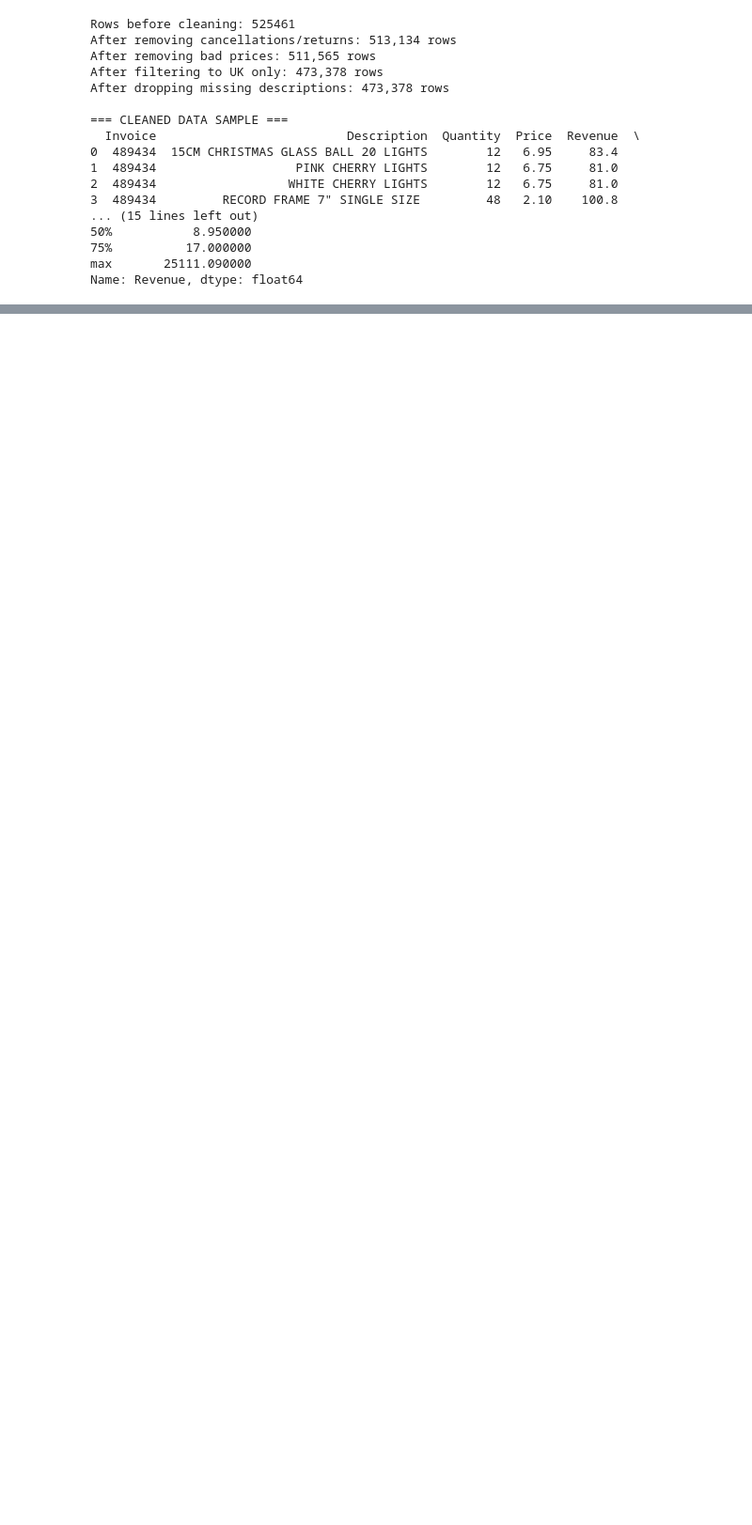
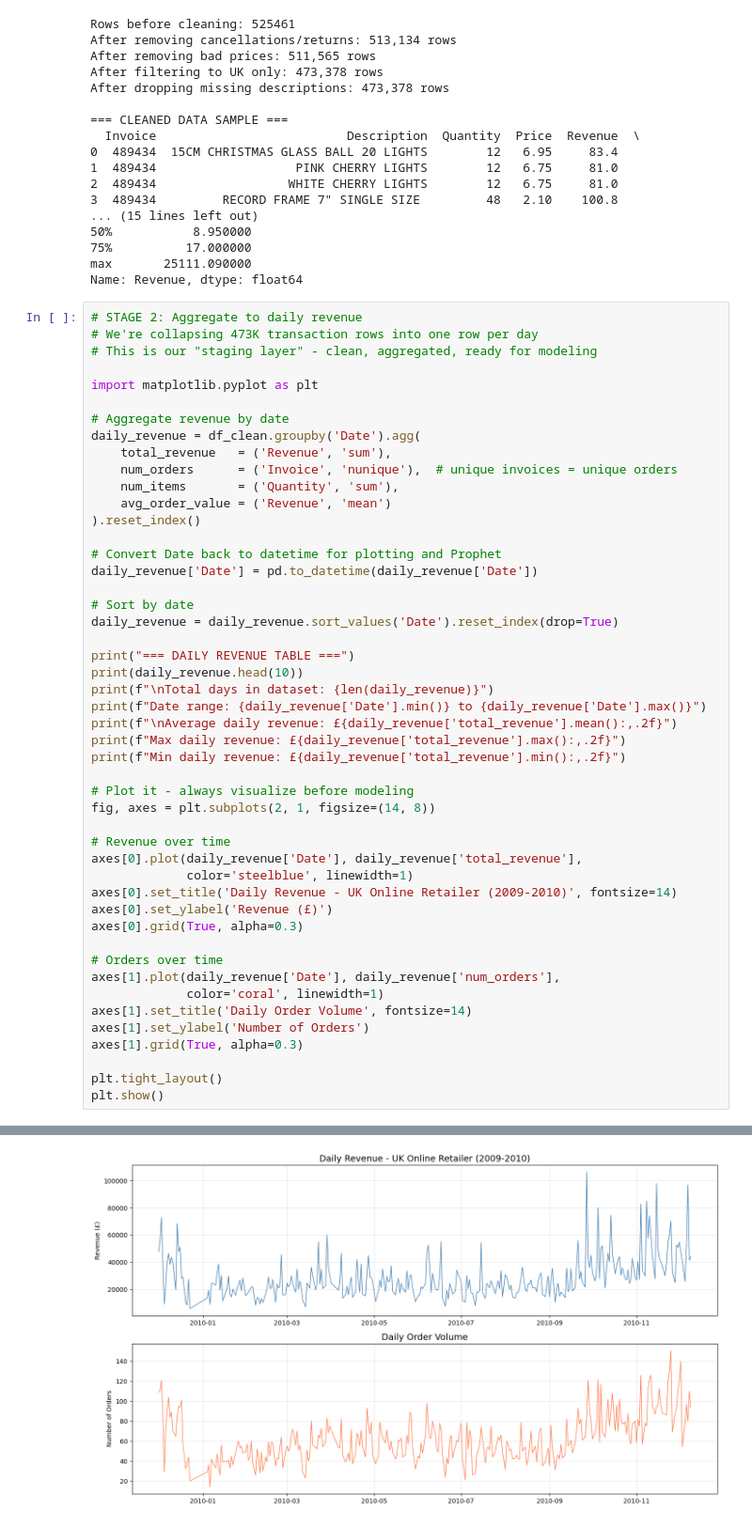
Before and after one commit to Paragg-7/uk-retail-revenue-forecasting, a Jupyter notebook: forecasting_pipeline.ipynb, the cells around one changed output, grey strips where cells are left out. Shown at 94% size. Drawn from its saved outputs; the diff is of its cells as text; blank space fills up the shorter version.

```diff
--- a/forecasting_pipeline.ipynb
+++ b/forecasting_pipeline.ipynb
@@ -125,3 +125,52 @@ After dropping missing descriptions: 473,378 rows
 75%          17.000000
 max       25111.090000
 Name: Revenue, dtype: float64
+# %%
+# STAGE 2: Aggregate to daily revenue
+# We're collapsing 473K transaction rows into one row per day
+# This is our "staging layer" - clean, aggregated, ready for modeling
+
+import matplotlib.pyplot as plt
+
+# Aggregate revenue by date
+daily_revenue = df_clean.groupby('Date').agg(
+    total_revenue   = ('Revenue', 'sum'),
+    num_orders      = ('Invoice', 'nunique'),  # unique invoices = unique orders
+    num_items       = ('Quantity', 'sum'),
+    avg_order_value = ('Revenue', 'mean')
+).reset_index()
+
+# Convert Date back to datetime for plotting and Prophet
+daily_revenue['Date'] = pd.to_datetime(daily_revenue['Date'])
+
+# Sort by date
+daily_revenue = daily_revenue.sort_values('Date').reset_index(drop=True)
+
+print("=== DAILY REVENUE TABLE ===")
+print(daily_revenue.head(10))
+print(f"\nTotal days in dataset: {len(daily_revenue)}")
+print(f"Date range: {daily_revenue['Date'].min()} to {daily_revenue['Date'].max()}")
+print(f"\nAverage daily revenue: £{daily_revenue['total_revenue'].mean():,.2f}")
+print(f"Max daily revenue: £{daily_revenue['total_revenue'].max():,.2f}")
+print(f"Min daily revenue: £{daily_revenue['total_revenue'].min():,.2f}")
+
+# Plot it - always visualize before modeling
+fig, axes = plt.subplots(2, 1, figsize=(14, 8))
+
+# Revenue over time
+axes[0].plot(daily_revenue['Date'], daily_revenue['total_revenue'],
+             color='steelblue', linewidth=1)
+axes[0].set_title('Daily Revenue - UK Online Retailer (2009-2010)', fontsize=14)
+axes[0].set_ylabel('Revenue (£)')
+axes[0].grid(True, alpha=0.3)
+
+# Orders over time
+axes[1].plot(daily_revenue['Date'], daily_revenue['num_orders'],
+             color='coral', linewidth=1)
+axes[1].set_title('Daily Order Volume', fontsize=14)
+axes[1].set_ylabel('Number of Orders')
+axes[1].grid(True, alpha=0.3)
+
+plt.tight_layout()
+plt.show()
+# %% [output]
@@ -127,0 +196 @@ Name: Revenue, dtype: float64
+[figure, added]
```
Also changed, not shown: parts of 9 cells of this notebook, 2 other files.
